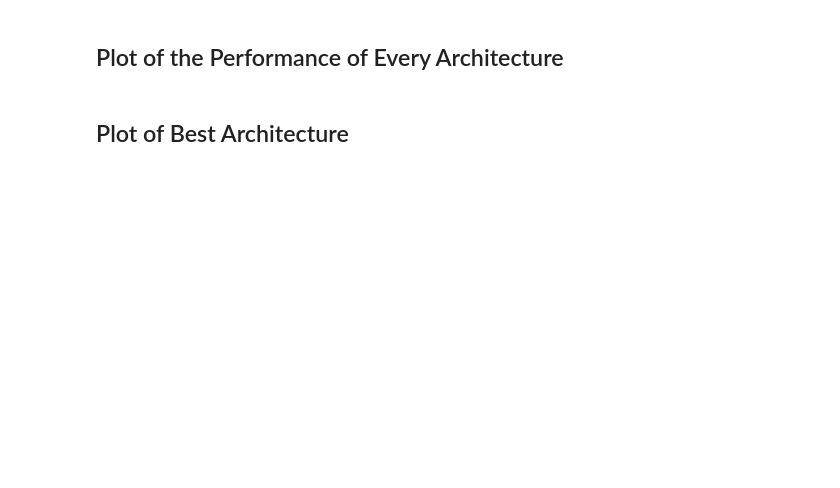
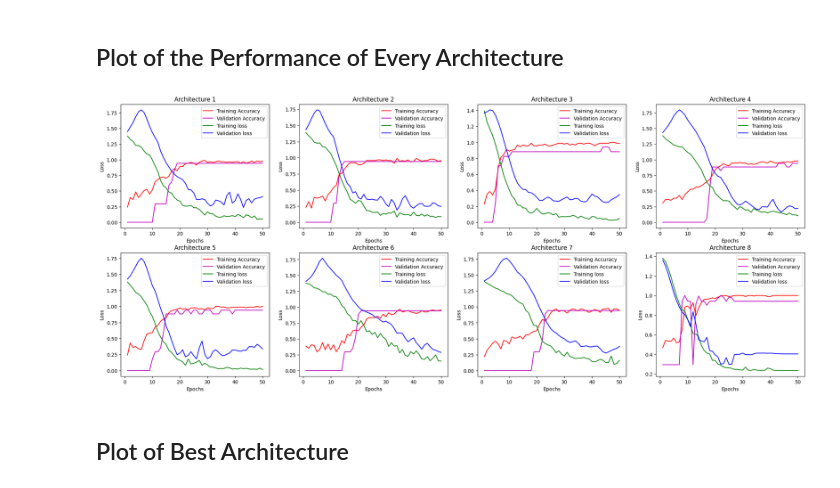
Before and after one commit to StadynR/HAR-imu-photogrammetry, a Jupyter notebook: Notebooks/Dataset 1/IMU - Best Features.ipynb, the cells around one changed output. Saved outputs shown, nothing was run; the diff lists cells and outputs as text; code cells hidden in the pictures; blank space fills up the shorter version.

```diff
--- a/Notebooks/Dataset 1/IMU - Best Features.ipynb
+++ b/Notebooks/Dataset 1/IMU - Best Features.ipynb
@@ -1714,9 +2084,9 @@ df.style.apply(highlight_max, subset = ['Training Accuracy', 'Test Accuracy', 'P
 # %% [markdown]
 ## Plot of the Performance of Every Architecture
 # %%
-from IPython.display import display
-axes[1, 3].axis('off')
-display(fig)
+from IPython.display import displaydisplay(fig)
+# %% [output]
+[figure, added]
 # %% [markdown]
 ## Plot of Best Architecture
 # %%
```
Also changed, not shown: parts of 41 cells of this notebook.
